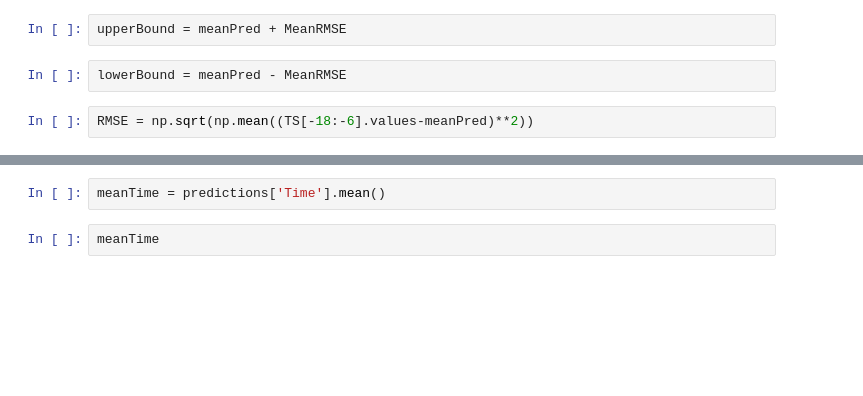
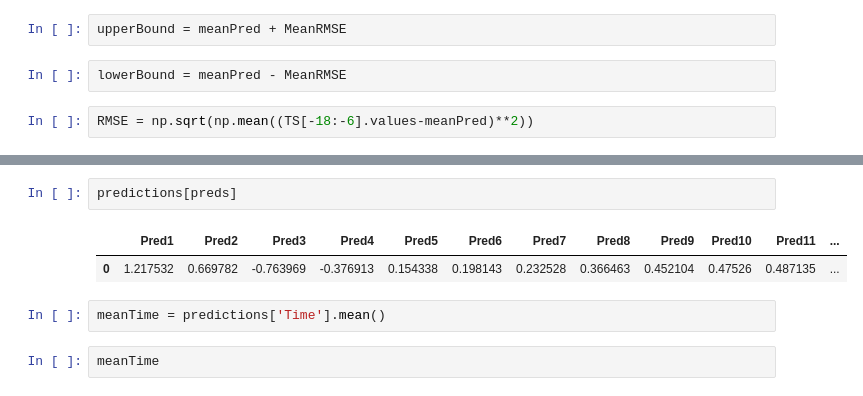
Before and after one commit to Ark93/AnnEchoState, a Jupyter notebook: DataAnalisis.ipynb, the cells around one changed output, grey strips where cells are left out. Cells and saved outputs as stored; diff of their text form; blank space fills up the shorter version.

```diff
--- a/DataAnalisis.ipynb
+++ b/DataAnalisis.ipynb
@@ -148,4 +168,9 @@ print TS[-18:-6].values
 [ 2.53  4.13 -1.41  0.09 -1.86 -2.36 -5.09  7.91 -1.05  1.96  0.27  0.78]
+# %%
+predictions[preds]
+# %% [output]
+|  | Pred1 | Pred2 | Pred3 | Pred4 | Pred5 | Pred6 | Pred7 | Pred8 | Pred9 | Pred10 | Pred11 | ... |
+| 0 | 1.217532 | 0.669782 | -0.763969 | -0.376913 | 0.154338 | 0.198143 | 0.232528 | 0.366463 | 0.452104 | 0.47526 | 0.487135 | ... |
 # %%
 meanTime = predictions['Time'].mean()
 # %%
```
Also changed, not shown: parts of 16 cells of this notebook.
